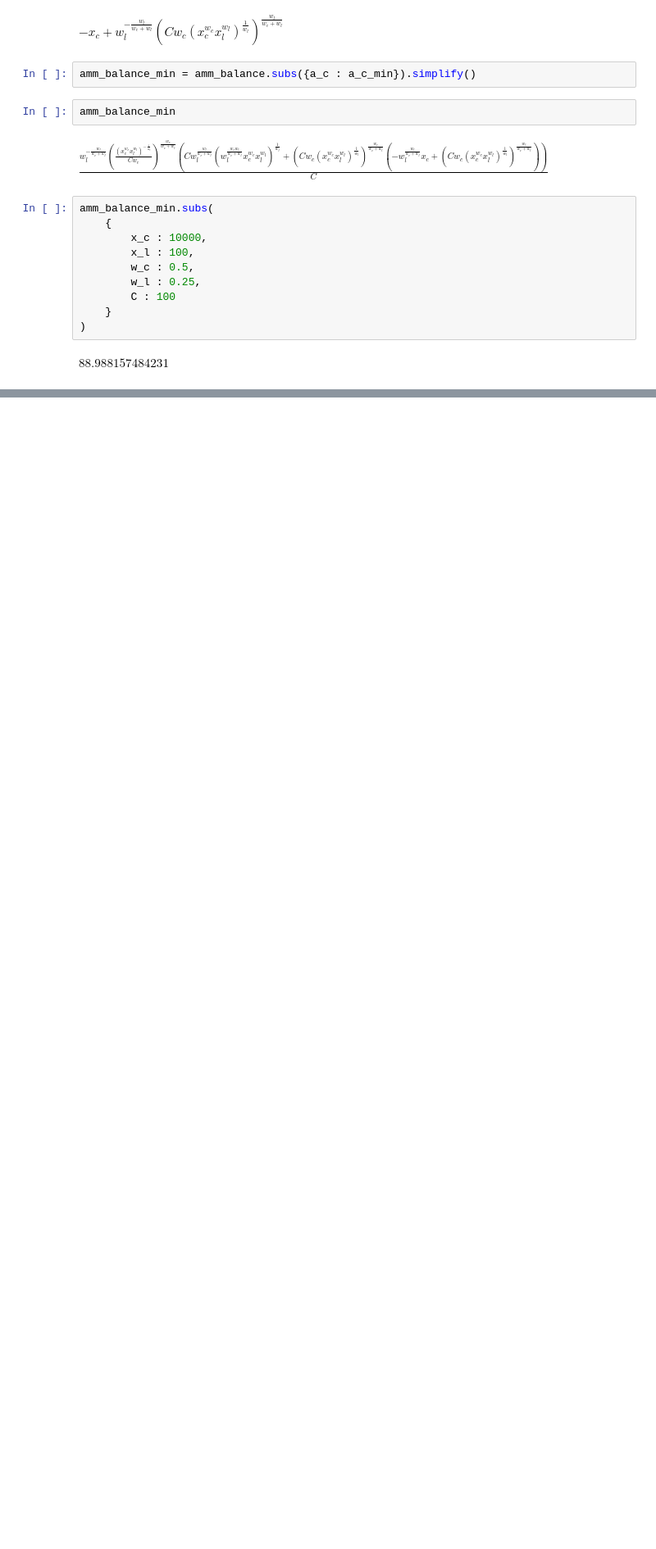
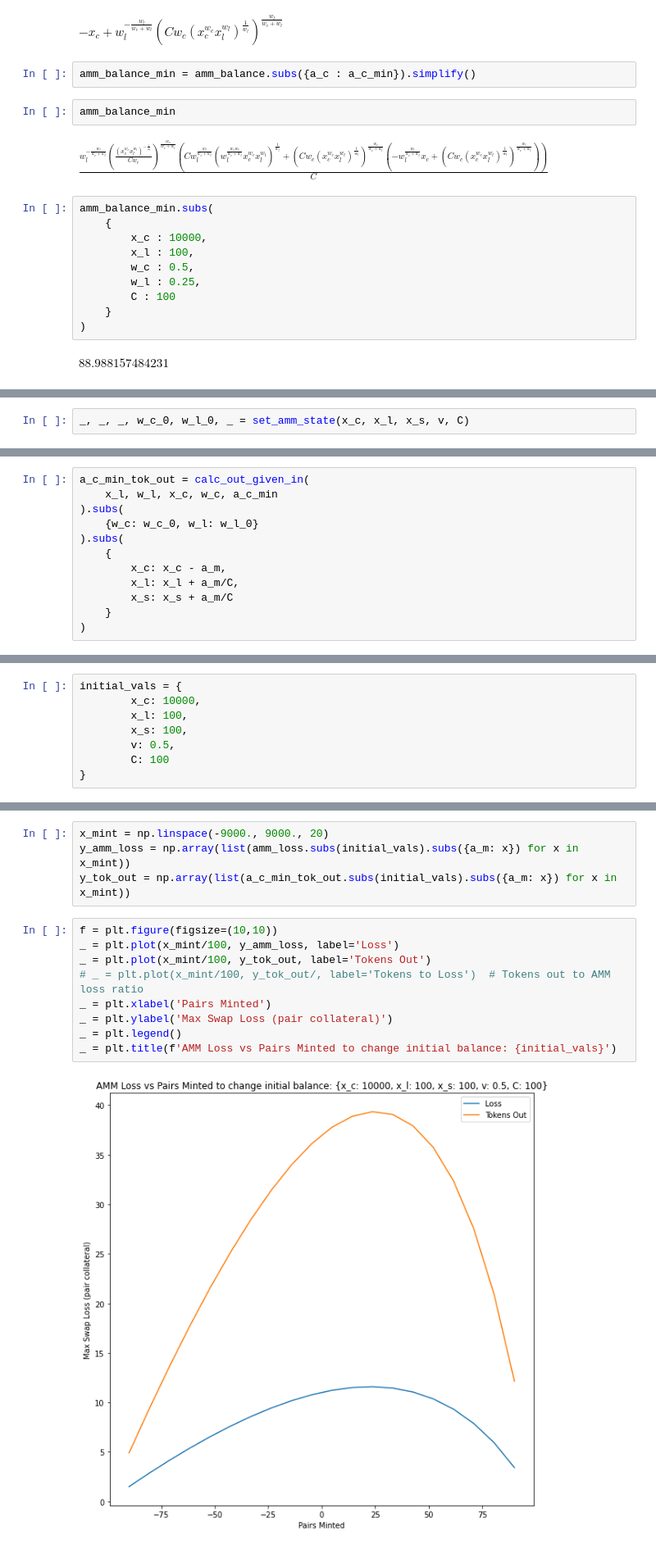
Before and after one commit to fetchai/mettalex-market-maker, a Jupyter notebook: amm_balancer.ipynb, the cells around one changed output, grey strips where cells are left out. Shown at 82% size. Cells and saved outputs as stored; diff of their text form; blank space fills up the shorter version.

Commit message:
MEX-495 Max loss plots vs pairs minted from starting point

```diff
--- a/amm_balancer.ipynb
+++ b/amm_balancer.ipynb
@@ -1093,0 +1105,2 @@ _ = plt.ylim((150, 275)) # (-25, 75))
+# %%
+_, _, _, w_c_0, w_l_0, _ = set_amm_state(x_c, x_l, x_s, v, C)
@@ -1093,0 +1130,12 @@ _ = plt.ylim((150, 275)) # (-25, 75))
+# %%
+a_c_min_tok_out = calc_out_given_in(
+    x_l, w_l, x_c, w_c, a_c_min
+).subs(
+    {w_c: w_c_0, w_l: w_l_0}
+).subs(
+    {
+        x_c: x_c - a_m,
+        x_l: x_l + a_m/C,
+        x_s: x_s + a_m/C
+    }
+)
@@ -1093,0 +1145,8 @@ _ = plt.ylim((150, 275)) # (-25, 75))
+# %%
+initial_vals = {
+        x_c: 10000,
+        x_l: 100,
+        x_s: 100,
+        v: 0.5,
+        C: 100
+}
@@ -1093,0 +1176,15 @@ _ = plt.ylim((150, 275)) # (-25, 75))
+# %%
+x_mint = np.linspace(-9000., 9000., 20)
+y_amm_loss = np.array(list(amm_loss.subs(initial_vals).subs({a_m: x}) for x in x_mint))
+y_tok_out = np.array(list(a_c_min_tok_out.subs(initial_vals).subs({a_m: x}) for x in x_mint))
+# %%
+f = plt.figure(figsize=(10,10))
+_ = plt.plot(x_mint/100, y_amm_loss, label='Loss')
+_ = plt.plot(x_mint/100, y_tok_out, label='Tokens Out')
+# _ = plt.plot(x_mint/100, y_tok_out/, label='Tokens to Loss')  # Tokens out to AMM loss ratio
+_ = plt.xlabel('Pairs Minted')
+_ = plt.ylabel('Max Swap Loss (pair collateral)')
+_ = plt.legend()
+_ = plt.title(f'AMM Loss vs Pairs Minted to change initial balance: {initial_vals}')
+# %% [output]
+[figure, added]
```
Also changed, not shown: parts of 10 cells of this notebook.
